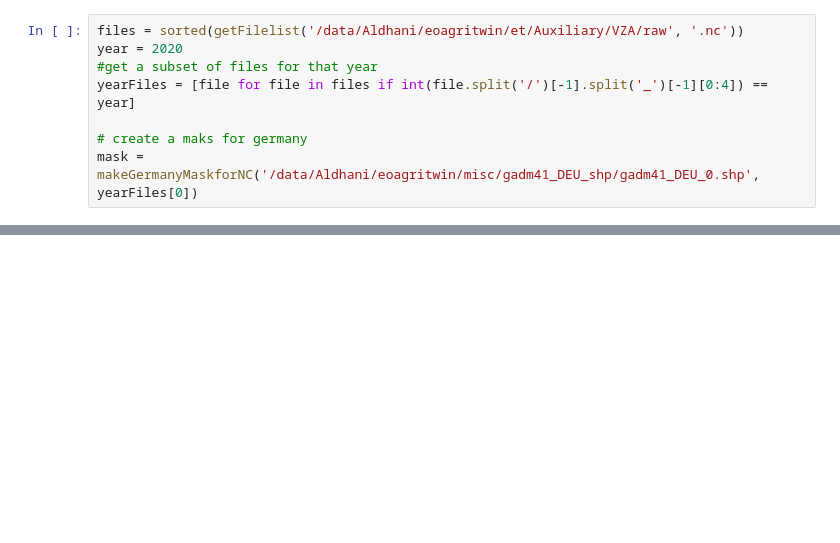
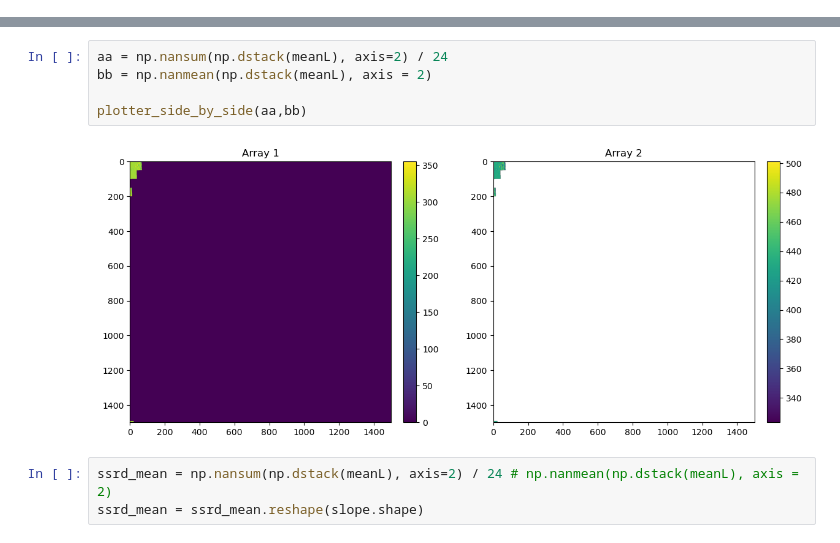
Before and after one commit to florus82/helperToolz, a Jupyter notebook: scratch.ipynb, the cells around one changed output, grey strips where cells are left out. Drawn from its saved outputs; the diff is of its cells as text; blank space fills up the shorter version.

```diff
--- a/scratch.ipynb
+++ b/scratch.ipynb
@@ -7,8 +0,0 @@ from helperToolz.dicts_and_lists import INT_TO_MONTH
-# %%
-files = sorted(getFilelist('/data/Aldhani/eoagritwin/et/Auxiliary/VZA/raw', '.nc'))
-year = 2020
-#get a subset of files for that year
-yearFiles = [file for file in files if int(file.split('/')[-1].split('_')[-1][0:4]) == year]
-
-# create a maks for germany
-mask = makeGermanyMaskforNC('/data/Aldhani/eoagritwin/misc/gadm41_DEU_shp/gadm41_DEU_0.shp', yearFiles[0])
@@ -215,0 +281,10 @@ print(f'{a:04d}')
+# %%
+aa = np.nansum(np.dstack(meanL), axis=2) / 24
+bb = np.nanmean(np.dstack(meanL), axis = 2)
+
+plotter_side_by_side(aa,bb)
+# %% [output]
+[figure, added]
+# %%
+ssrd_mean = np.nansum(np.dstack(meanL), axis=2) / 24 # np.nanmean(np.dstack(meanL), axis = 2)
+ssrd_mean = ssrd_mean.reshape(slope.shape)
```
Also changed, not shown: parts of 14 cells of this notebook, 2 other files.
